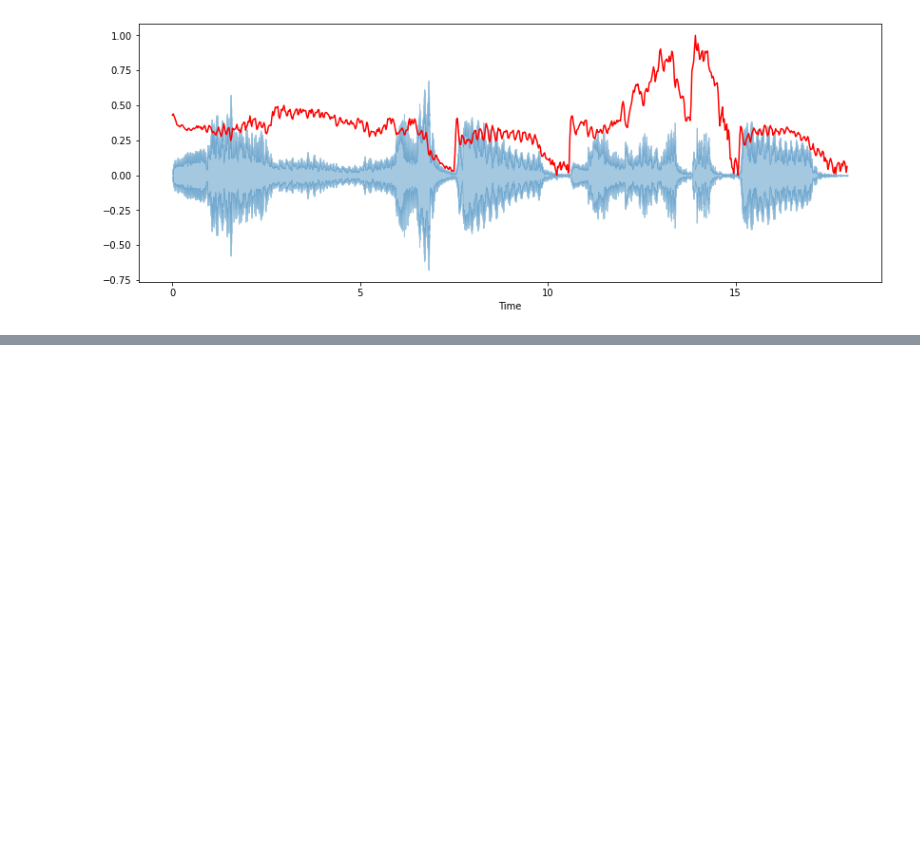
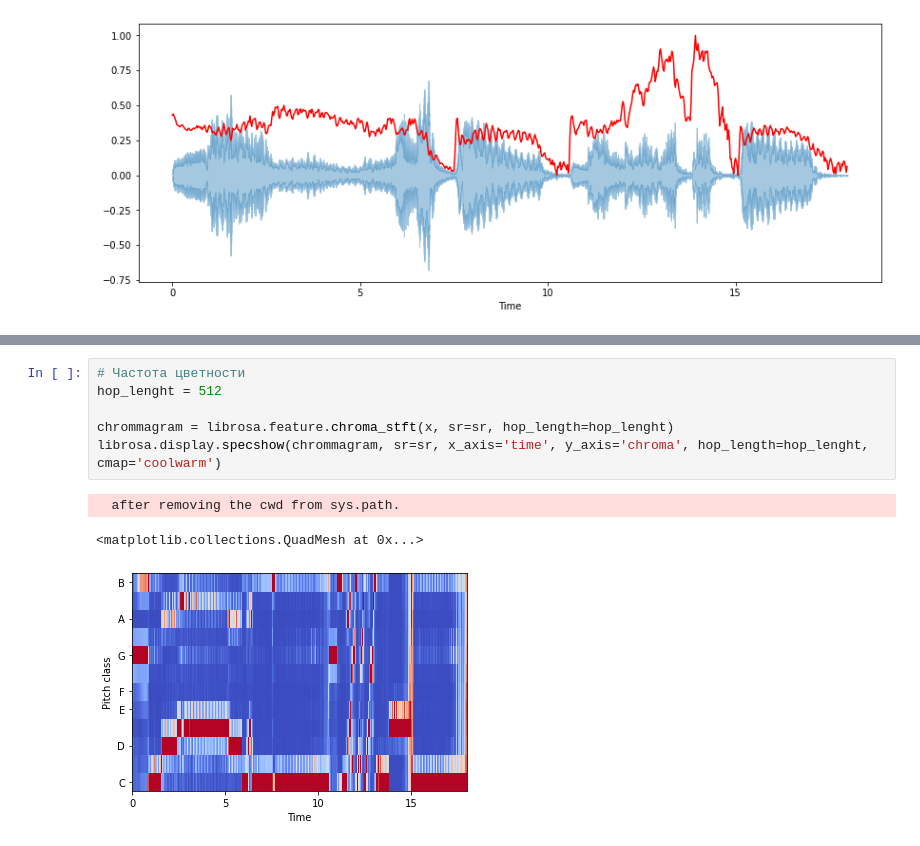
Before and after one commit to cupiscube/DS_tools, a Jupyter notebook: Neural Network/Audio/Analize.ipynb, the cells around one changed output, grey strips where cells are left out. Drawn from its saved outputs; the diff is of its cells as text; blank space fills up the shorter version.

```diff
--- a/Neural Network/Audio/Analize.ipynb
+++ b/Neural Network/Audio/Analize.ipynb
@@ -78,0 +99,10 @@ plt.plot(t, normalize(spectral_centroids), color='r')
+# %%
+# Частота цветности
+hop_lenght = 512
+
+chrommagram = librosa.feature.chroma_stft(x, sr=sr, hop_length=hop_lenght)
+librosa.display.specshow(chrommagram, sr=sr, x_axis='time', y_axis='chroma', hop_length=hop_lenght, cmap='coolwarm')
+# %% [output]
+  after removing the cwd from sys.path.
+<matplotlib.collections.QuadMesh at 0x...>
+[figure, added]
```
Also changed, not shown: parts of 3 cells of this notebook, 2 other files.
